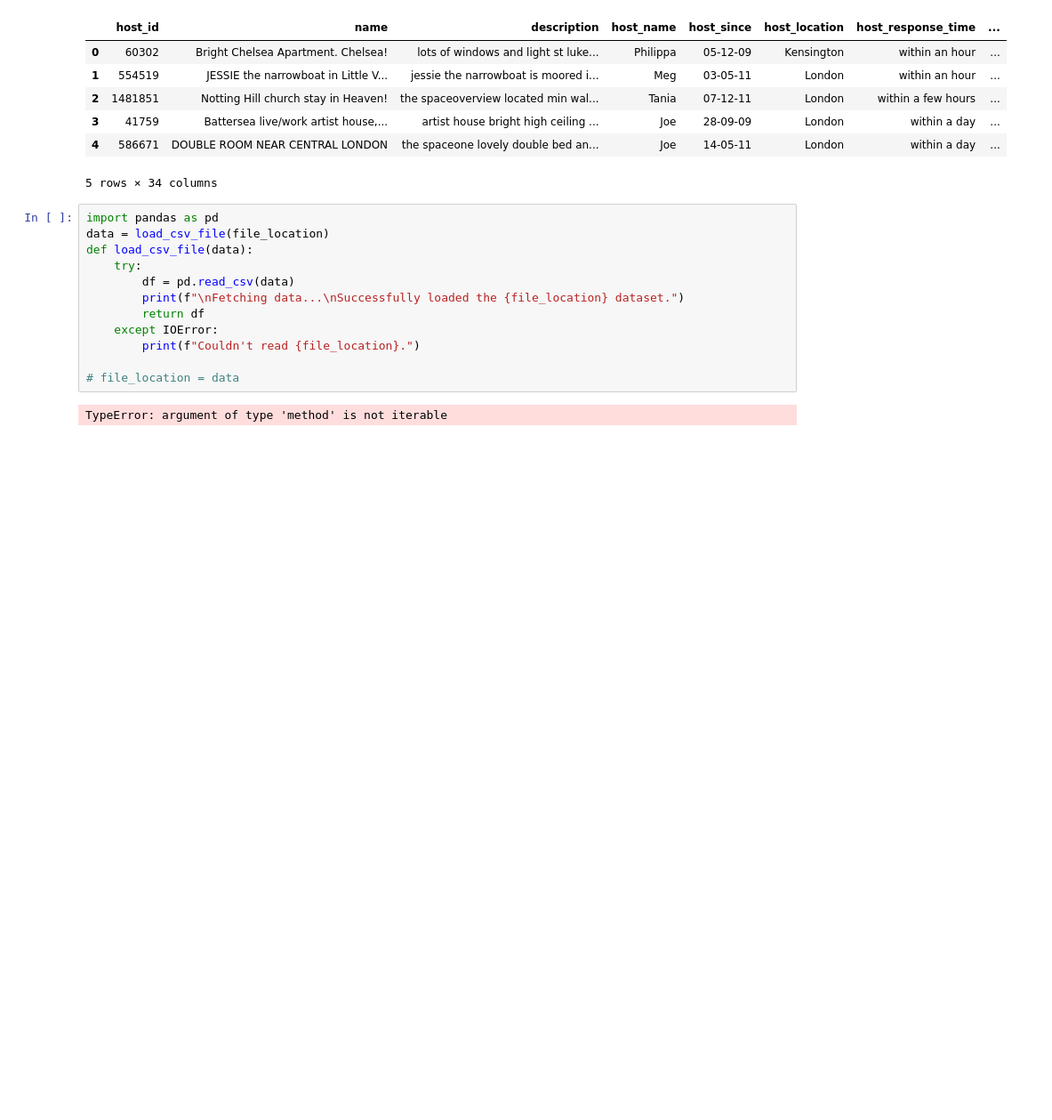
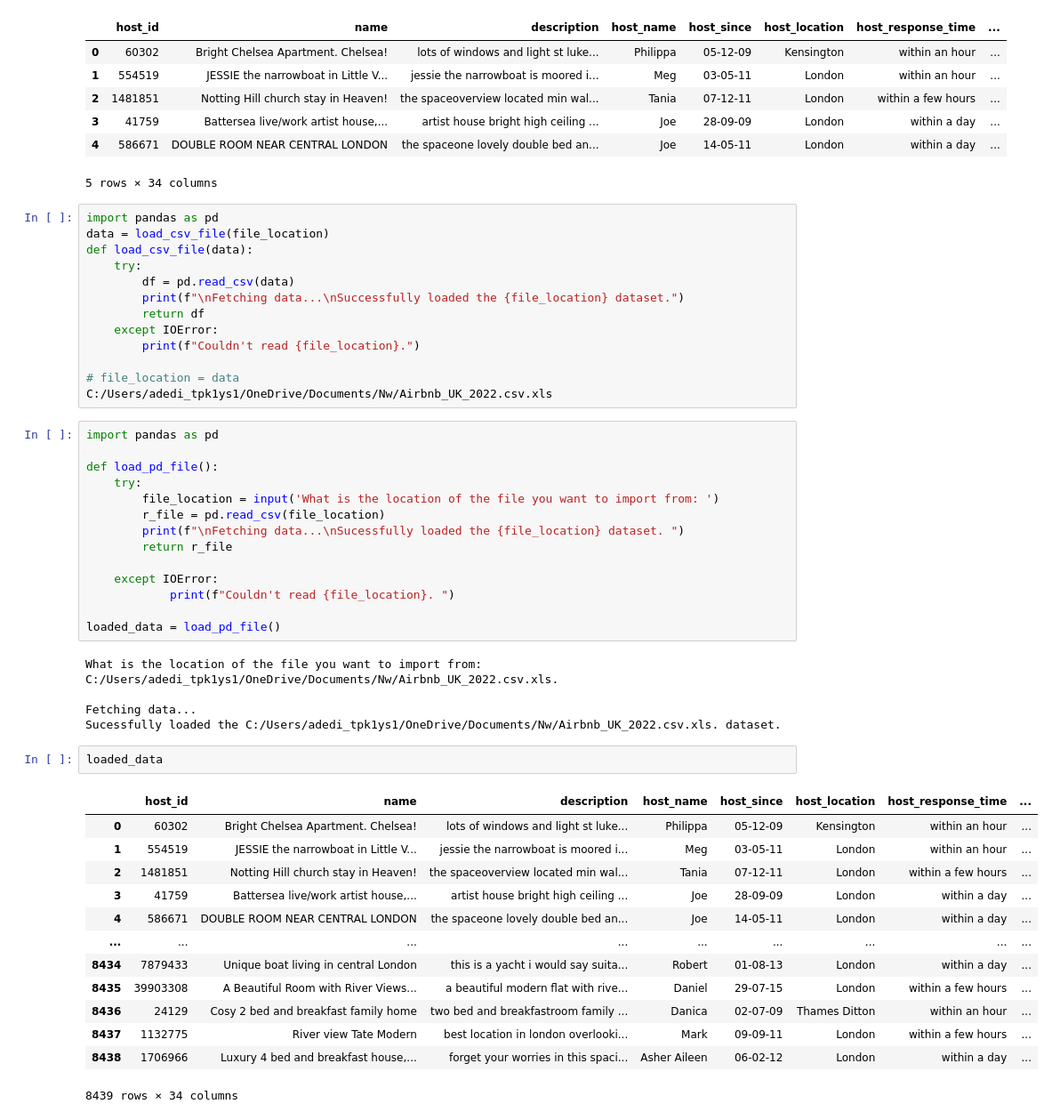
Before and after one commit to Debbydawn/Airbnb_application, a Jupyter notebook: Untitled.ipynb, the cells around one changed output. Shown at 89% size. Cells and saved outputs as stored; diff of their text form; blank space fills up the shorter version.

```diff
--- a/Untitled.ipynb
+++ b/Untitled.ipynb
@@ -525,5 +535,39 @@ def load_csv_file(data):
         print(f"Couldn't read {file_location}.")
 
 # file_location = data
+C:/Users/adedi_tpk1ys1/OneDrive/Documents/Nw/Airbnb_UK_2022.csv.xls
-# %% [output]
-TypeError: argument of type 'method' is not iterable
+# %%
+import pandas as pd
+
+def load_pd_file():
+    try:
+        file_location = input('What is the location of the file you want to import from: ')
+        r_file = pd.read_csv(file_location)
+        print(f"\nFetching data...\nSucessfully loaded the {file_location} dataset. ")
+        return r_file
+
+    except IOError:
+            print(f"Couldn't read {file_location}. ")
+
+loaded_data = load_pd_file()
+# %% [output]
+What is the location of the file you want to import from:  C:/Users/adedi_tpk1ys1/OneDrive/Documents/Nw/Airbnb_UK_2022.csv.xls.
+
+Fetching data...
+Sucessfully loaded the C:/Users/adedi_tpk1ys1/OneDrive/Documents/Nw/Airbnb_UK_2022.csv.xls. dataset.
+# %%
+loaded_data
+# %% [output]
+|  | host_id | name | description | host_name | host_since | host_location | host_response_time | ... |
+| 0 | 60302 | Bright Chelsea Apartment. Chelsea! | lots of windows and light st luke... | Philippa | 05-12-09 | Kensington | within an hour | ... |
+| 1 | 554519 | JESSIE the narrowboat in Little V... | jessie the narrowboat is moored i... | Meg | 03-05-11 | London | within an hour | ... |
+| 2 | 1481851 | Notting Hill church stay in Heaven! | the spaceoverview located min wal... | Tania | 07-12-11 | London | within a few hours | ... |
+| 3 | 41759 | Battersea live/work artist house,... | artist house bright high ceiling ... | Joe | 28-09-09 | London | within a day | ... |
+| 4 | 586671 | DOUBLE ROOM NEAR CENTRAL LONDON | the spaceone lovely double bed an... | Joe | 14-05-11 | London | within a day | ... |
+| ... | ... | ... | ... | ... | ... | ... | ... | ... |
+| 8434 | 7879433 | Unique boat living in central London | this is a yacht i would say suita... | Robert | 01-08-13 | London | within a day | ... |
+| 8435 | 39903308 | A Beautiful Room with River Views... | a beautiful modern flat with rive... | Daniel | 29-07-15 | London | within a few hours | ... |
+| 8436 | 24129 | Cosy 2 bed and breakfast family home | two bed and breakfastroom family ... | Danica | 02-07-09 | Thames Ditton | within an hour | ... |
+| 8437 | 1132775 | River view Tate Modern | best location in london overlooki... | Mark | 09-09-11 | London | within a few hours | ... |
+| 8438 | 1706966 | Luxury 4 bed and breakfast house,... | forget your worries in this spaci... | Asher Aileen | 06-02-12 | London | within a day | ... |
+8439 rows × 34 columns
```
Also changed, not shown: parts of 23 cells of this notebook.
